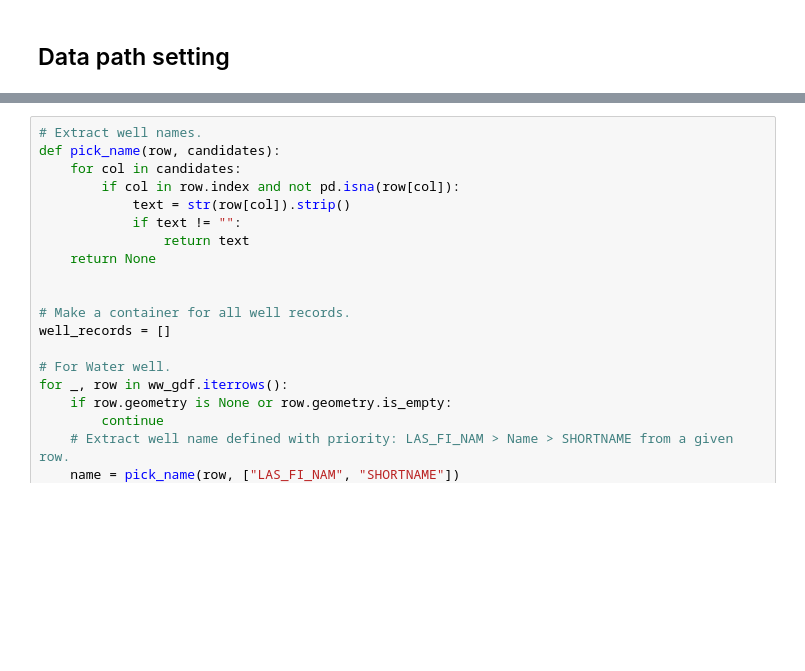
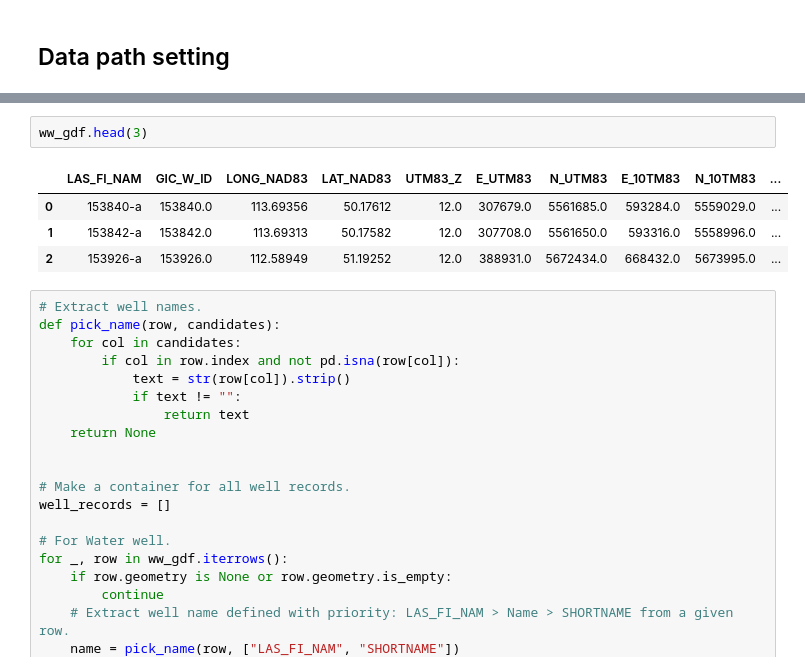
Before and after one commit to emgeolab/alberta_atem, a Jupyter notebook: notebooks/well_analysis.ipynb, the cells around one changed output, grey strips where cells are left out. Saved outputs shown, nothing was run; the diff lists cells and outputs as text; blank space fills up the shorter version.

```diff
--- a/notebooks/well_analysis.ipynb
+++ b/notebooks/well_analysis.ipynb
@@ -88,3 +58,10 @@ print(list(ch_gdf.columns))
+# %%
+ww_gdf.head(3)
+# %% [output]
+|  | LAS_FI_NAM | GIC_W_ID | LONG_NAD83 | LAT_NAD83 | UTM83_Z | E_UTM83 | N_UTM83 | E_10TM83 | N_10TM83 | ... |
+| 0 | 153840-a | 153840.0 | 113.69356 | 50.17612 | 12.0 | 307679.0 | 5561685.0 | 593284.0 | 5559029.0 | ... |
+| 1 | 153842-a | 153842.0 | 113.69313 | 50.17582 | 12.0 | 307708.0 | 5561650.0 | 593316.0 | 5558996.0 | ... |
+| 2 | 153926-a | 153926.0 | 112.58949 | 51.19252 | 12.0 | 388931.0 | 5672434.0 | 668432.0 | 5673995.0 | ... |
 # %%
 # Extract well names.
 def pick_name(row, candidates):
```
Also changed, not shown: parts of 22 cells of this notebook, 3 other files.
